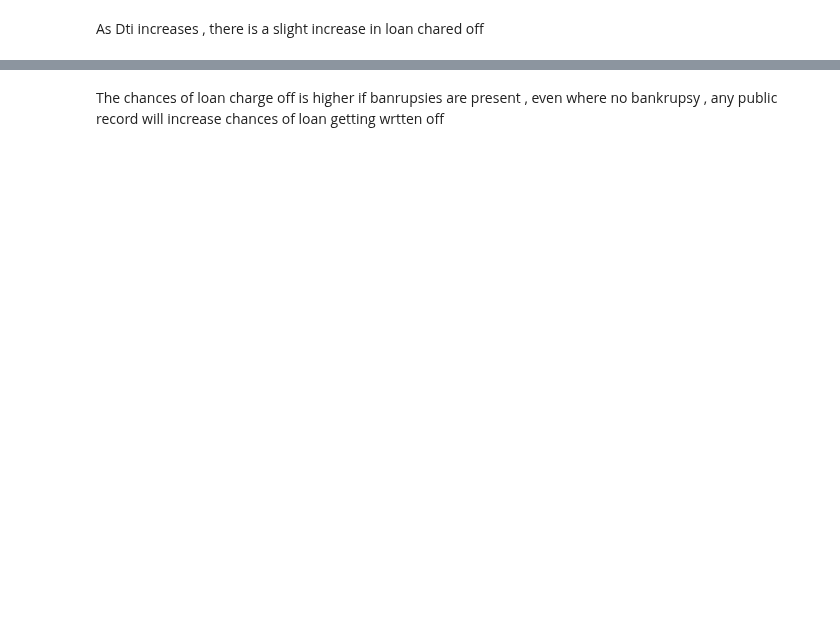
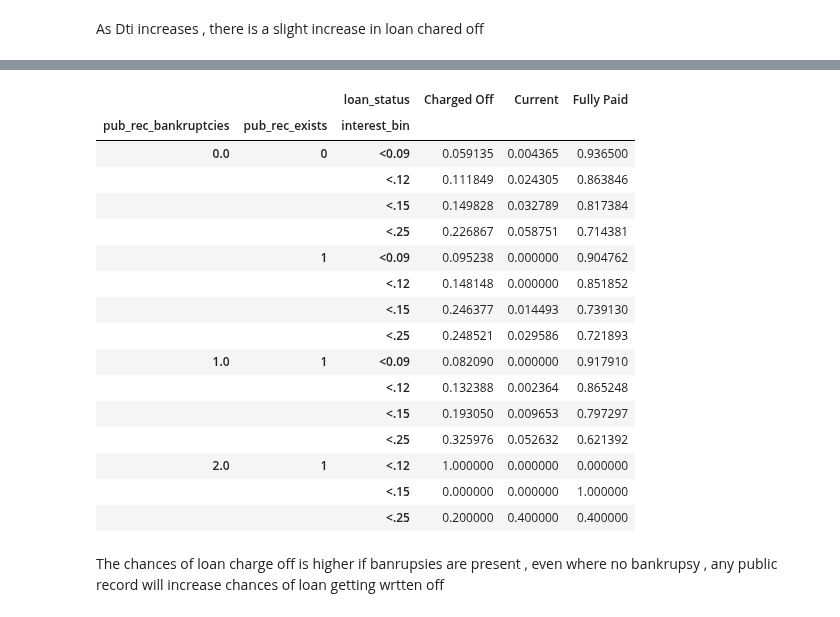
Before and after one commit to karthikmnkrishna/Loan-default-prediction, a Jupyter notebook: Loan_Case_study.ipynb, the cells around one changed output, grey strips where cells are left out. Saved outputs shown, nothing was run; the diff lists cells and outputs as text; code cells hidden in the pictures; blank space fills up the shorter version.

```diff
--- a/Loan_Case_study.ipynb
+++ b/Loan_Case_study.ipynb
@@ -832,2 +901,22 @@ pd.crosstab([df.pub_rec_bankruptcies ,df.pub_rec_exists ],df.loan_status,values=
+# %%
+pd.crosstab([df.pub_rec_bankruptcies ,df.pub_rec_exists ,df.interest_bin],df.loan_status,values=df.loan_amnt,aggfunc='count',normalize= 'index')
+# %% [output]
+|  |  | loan_status | Charged Off | Current | Fully Paid |
+| pub_rec_bankruptcies | pub_rec_exists | interest_bin |  |  |  |
+| 0.0 | 0 | <0.09 | 0.059135 | 0.004365 | 0.936500 |
+|  |  | <.12 | 0.111849 | 0.024305 | 0.863846 |
+|  |  | <.15 | 0.149828 | 0.032789 | 0.817384 |
+|  |  | <.25 | 0.226867 | 0.058751 | 0.714381 |
+|  | 1 | <0.09 | 0.095238 | 0.000000 | 0.904762 |
+|  |  | <.12 | 0.148148 | 0.000000 | 0.851852 |
+|  |  | <.15 | 0.246377 | 0.014493 | 0.739130 |
+|  |  | <.25 | 0.248521 | 0.029586 | 0.721893 |
+| 1.0 | 1 | <0.09 | 0.082090 | 0.000000 | 0.917910 |
+|  |  | <.12 | 0.132388 | 0.002364 | 0.865248 |
+|  |  | <.15 | 0.193050 | 0.009653 | 0.797297 |
+|  |  | <.25 | 0.325976 | 0.052632 | 0.621392 |
+| 2.0 | 1 | <.12 | 1.000000 | 0.000000 | 0.000000 |
+|  |  | <.15 | 0.000000 | 0.000000 | 1.000000 |
+|  |  | <.25 | 0.200000 | 0.400000 | 0.400000 |
 # %% [markdown]
 The chances of loan charge off is higher if banrupsies are present , even where no bankrupsy , any public record will increase chances of loan getting wrtten off
```
Also changed, not shown: parts of 14 cells of this notebook.
